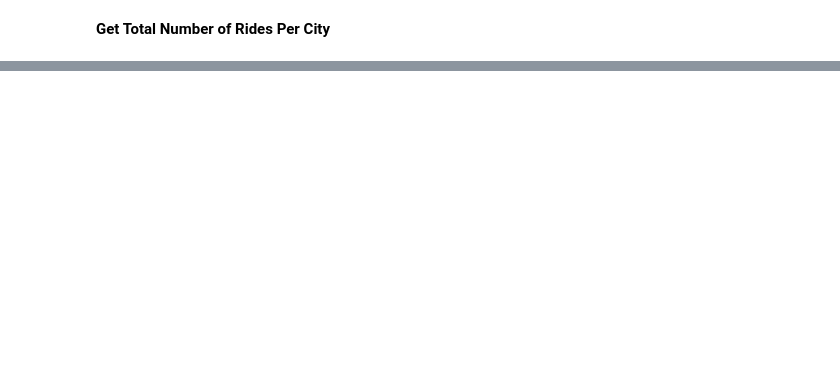
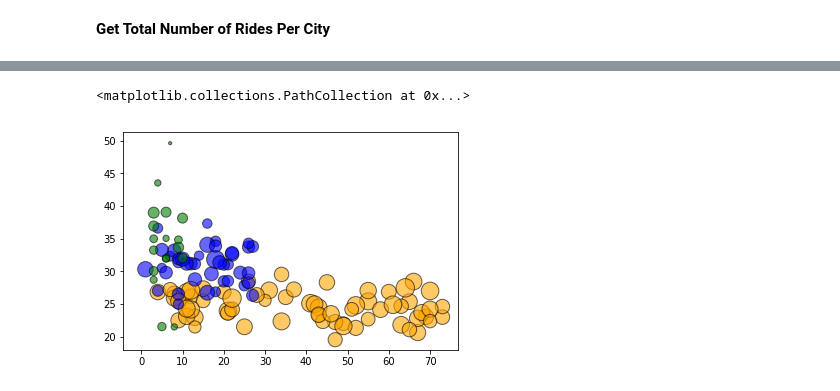
Before and after one commit to Gryazzz/Pyber_Ride_Sharing_Matplotlib, a Jupyter notebook: Pyber.ipynb, the cells around one changed output, grey strips where cells are left out. Saved outputs shown, nothing was run; the diff lists cells and outputs as text; code cells hidden in the pictures; blank space fills up the shorter version.

```diff
--- a/Pyber.ipynb
+++ b/Pyber.ipynb
@@ -88,0 +82,15 @@ allmerged.head()
+# %%
+urban = allmerged.loc[allmerged['City Type'] == 'Urban',:]
+suburban = allmerged.loc[allmerged['City Type'] == 'Suburban',:]
+rural = allmerged.loc[allmerged['City Type'] == 'Rural',:]
+# %%
+import seaborn as sns
+plt.scatter(urban['Driver Count'], urban['Average Fare ($)'], s=(urban['Number of Rides']*10), alpha=0.6,
+            edgecolors="black", linewidth=1, color='orange')
+plt.scatter(suburban['Driver Count'], suburban['Average Fare ($)'], s=(suburban['Number of Rides']*10), alpha=0.6,
+            edgecolors="black", linewidth=1, color='blue')
+plt.scatter(rural['Driver Count'], rural['Average Fare ($)'], s=(rural['Number of Rides']*10), alpha=0.6,
+            edgecolors="black", linewidth=1, color='green')
+# %% [output]
+<matplotlib.collections.PathCollection at 0x...>
+[figure, added]
```
Also changed, not shown: parts of 11 cells of this notebook.
